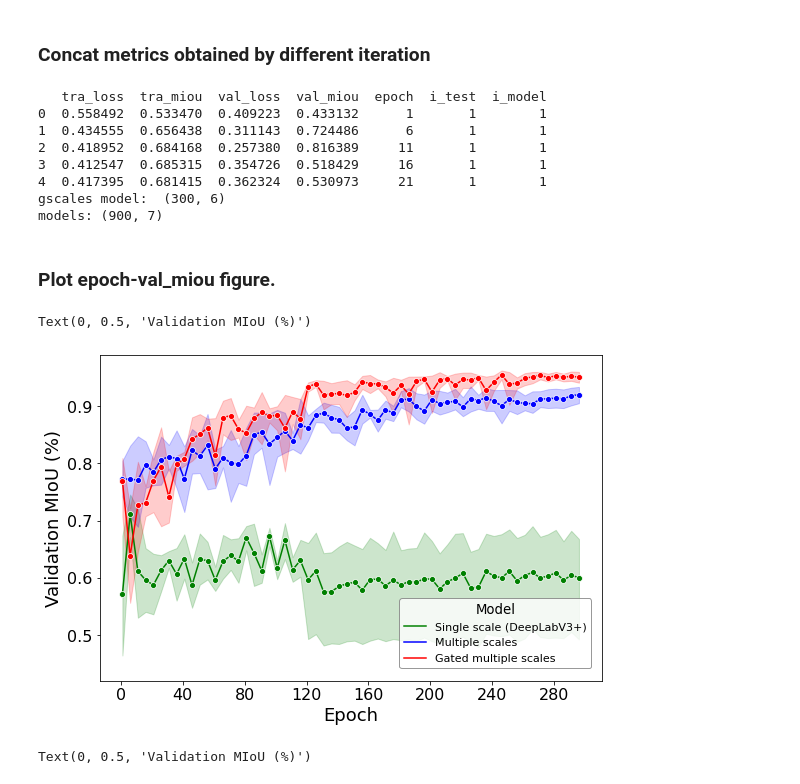
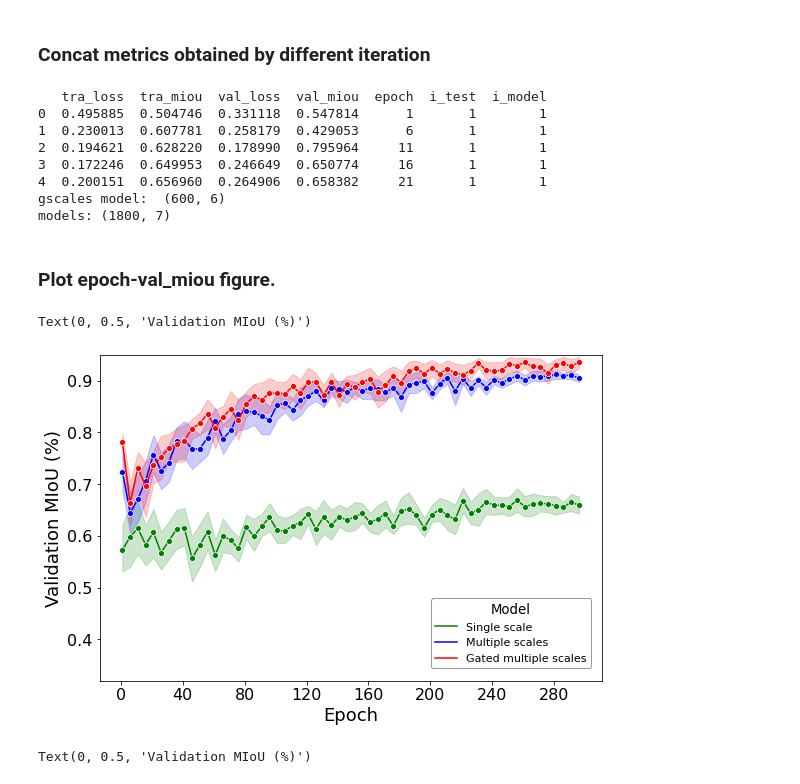
Before and after one commit to xinluo2018/Tibet-Water-2020, a Jupyter notebook: visual/methods_compare.ipynb, the cells around one changed output. Cells and saved outputs as stored; diff of their text form; code cells hidden in the pictures.

```diff
--- a/visual/methods_compare.ipynb
+++ b/visual/methods_compare.ipynb
@@ -133,11 +132,11 @@ plt.legend()
 # %%
 ### metrics path
 dir_metric_gscales = config.root_proj + '/model/trained_model/gscales/traset/as_des'
-paths_metric_gscales = glob(dir_metric_gscales + '/model_[1-5]_metrics.csv')
+paths_metric_gscales = glob(dir_metric_gscales + '/model_[0-9]_metrics.csv')
 dir_metric_scales = config.root_proj + '/model/trained_model/scales/traset/as_des'
-paths_metric_scales = glob(dir_metric_scales + '/model_[1-5]_metrics.csv')
+paths_metric_scales = glob(dir_metric_scales + '/model_[0-9]_metrics.csv')
 dir_metric_single = config.root_proj + '/model/trained_model/single/traset/as_des'
-paths_metric_single = glob(dir_metric_single + '/model_[1-5]_metrics.csv')
+paths_metric_single = glob(dir_metric_single + '/model_[0-9]_metrics.csv')
 # %% [markdown]
 ### Concat metrics obtained by different iteration
 # %%
@@ -151,17 +150,17 @@ print('gscales model: ',metrics_gscales.shape)
 print('models:', metrics_models.shape)
 # %% [output]
    tra_loss  tra_miou  val_loss  val_miou  epoch  i_test  i_model
-0  0.558492  0.533470  0.409223  0.433132      1       1        1
-1  0.434555  0.656438  0.311143  0.724486      6       1        1
-2  0.418952  0.684168  0.257380  0.816389     11       1        1
-3  0.412547  0.685315  0.354726  0.518429     16       1        1
-4  0.417395  0.681415  0.362324  0.530973     21       1        1
-gscales model:  (300, 6)
-models: (900, 7)
+0  0.495885  0.504746  0.331118  0.547814      1       1        1
+1  0.230013  0.607781  0.258179  0.429053      6       1        1
+2  0.194621  0.628220  0.178990  0.795964     11       1        1
+3  0.172246  0.649953  0.246649  0.650774     16       1        1
+4  0.200151  0.656960  0.264906  0.658382     21       1        1
+gscales model:  (600, 6)
+models: (1800, 7)
 # %%
 ### change the column name and the corresponding values
 metrics_models_ = metrics_models.rename(columns={'i_model': 'Model'})
-metrics_models_['Model'] = metrics_models_['Model'].replace([1], 'Single scale (DeepLabV3+)')
+metrics_models_['Model'] = metrics_models_['Model'].replace([1], 'Single scale')
 metrics_models_['Model'] = metrics_models_['Model'].replace([2], 'Multiple scales')
 metrics_models_['Model'] = metrics_models_['Model'].replace([3], 'Gated multiple scales')
 # %% [markdown]
@@ -169,26 +168,26 @@ metrics_models_['Model'] = metrics_models_['Model'].replace([3], 'Gated multiple
 # %%
 plt.rcParams.update({'font.size': 16})
 colors = ['green', 'blue', 'red']
 
 fig = plt.figure(figsize=(9,6))
 ax_1 = fig.add_subplot(111)
 sns.lineplot(data=metrics_models_, x='epoch', y='val_miou', \
                       hue='Model', palette=colors, marker='o', ci=95, ax=ax_1)
 
 # ax.legend().set_visible(False)
 ax_1.legend(title ='Model', title_fontsize='small', edgecolor='0.5', \
           fontsize='x-small', loc='upper right', bbox_to_anchor=(0.49, -0.23, 0.5, 0.5))
-ax_1.set_ylim(top=0.99, bottom=0.42)
+ax_1.set_ylim(top=0.95, bottom=0.32)
 y_major_locator=MultipleLocator(0.10)
 ax_1.yaxis.set_major_locator(y_major_locator)
 x_major_locator=MultipleLocator(40)
 ax_1.xaxis.set_major_locator(x_major_locator)
 ax_1.set_xlabel('Epoch', fontsize=18)
 ax_1.set_ylabel('Validation MIoU (%)', fontsize=18)
 # plt.savefig(config.root_proj + '/figure/methods_compare_miou.png', bbox_inches='tight')
 # %% [output]
 Text(0, 0.5, 'Validation MIoU (%)')
-[figure, old version]
+[figure, new version]
 # %%
 plt.rcParams.update({'font.size': 24})
 fig = plt.figure(figsize=(9,6))
```
Also changed, not shown: parts of 6 cells of this notebook, 57 other files.
